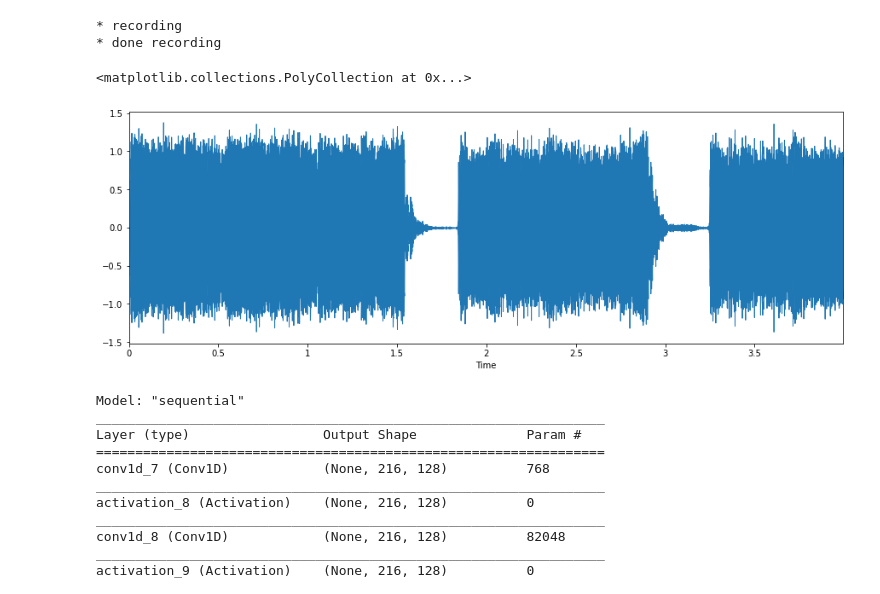
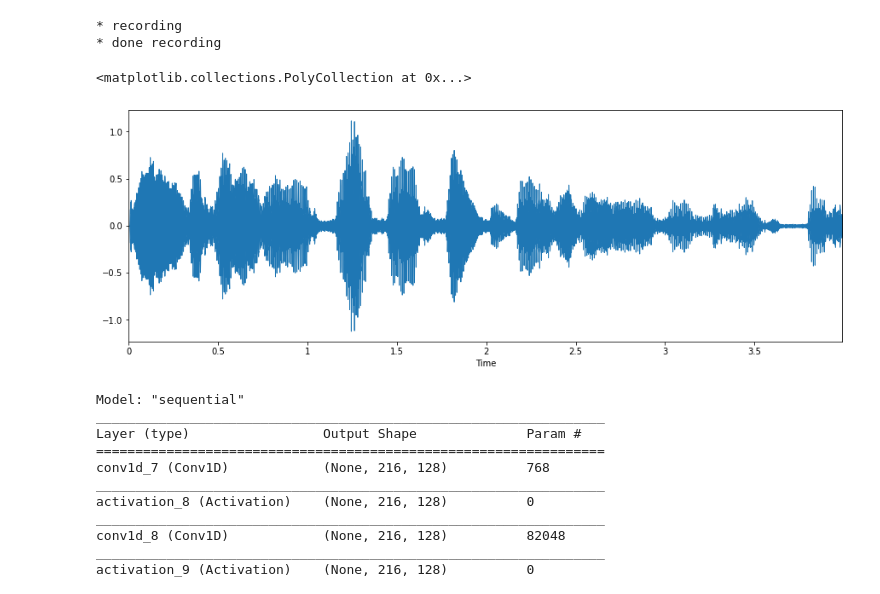
Before and after one commit to jonwill8/VAIL_CODE, a Jupyter notebook: Week4/emotion_detection_model.ipynb, the cells around one changed output. Cells and saved outputs as stored; diff of their text form; code cells hidden in the pictures.

```diff
--- a/Week4/emotion_detection_model.ipynb
+++ b/Week4/emotion_detection_model.ipynb
@@ -62,19 +60,19 @@ wf.close()
 # %%
 #now that we have an audio recording, using the librosa library to process data & feed into model:
 
 import librosa
 import librosa.display
 import numpy as np
 import matplotlib.pyplot as plt
 import tensorflow as tf
 
 #visualizing my angry audio recording
 
-data, sampling_rate = librosa.load('output10.wav')
+data, sampling_rate = librosa.load('/Users/jonathan.williams/Desktop/Desktop-s-will511/VAIL_AI/VAIL_AI_Code/Week4/output10.wav')
 
 plt.figure(figsize=(15, 5))
 librosa.display.waveplot(data, sr=sampling_rate)
 # %% [output]
 <matplotlib.collections.PolyCollection at 0x...>
-[figure, old version]
+[figure, new version]
 # %%
```
Also changed, not shown: parts of 2 cells of this notebook, 7 other files.
